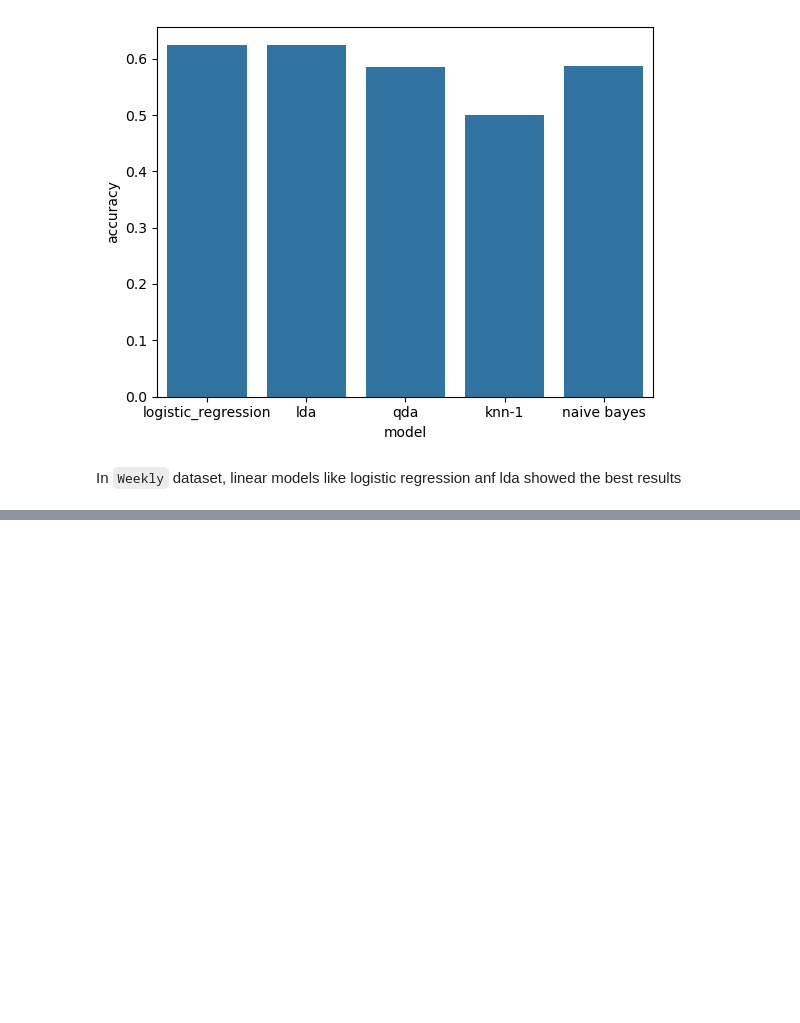
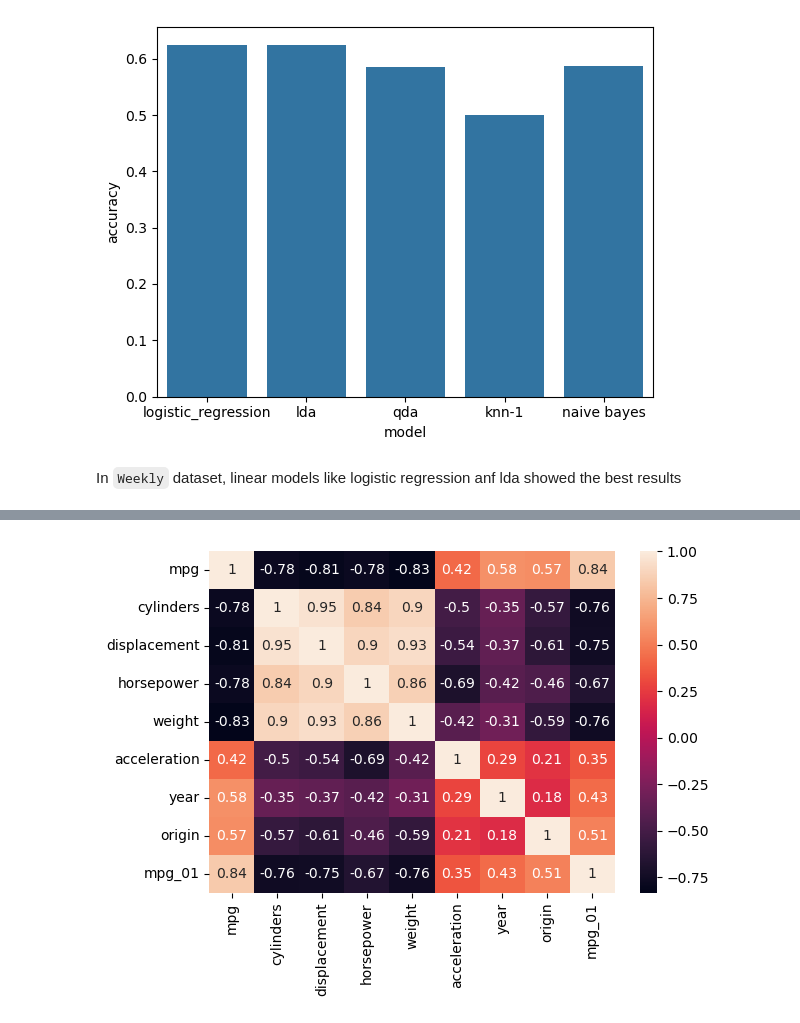
Before and after one commit to kolyakr/ISLP, a Jupyter notebook: 4_classification/exercises.ipynb, the cells around one changed output, grey strips where cells are left out. Cells and saved outputs as stored; diff of their text form; code cells hidden in the pictures; blank space fills up the shorter version.

```diff
--- a/4_classification/exercises.ipynb
+++ b/4_classification/exercises.ipynb
@@ -742,0 +839,3 @@ In `Weekly` dataset, linear models like logistic regression anf lda showed the b
+# %%
+auto = load_data("Auto")
+auto.head()
@@ -742,0 +890,8 @@ In `Weekly` dataset, linear models like logistic regression anf lda showed the b
+# %%
+#create target variable
+
+mpg = auto.mpg
+mpg_median = mpg.median()
+
+auto["mpg_01"] = (mpg > mpg_median).astype(int)
+auto["mpg_01"]
@@ -742,0 +914,5 @@ In `Weekly` dataset, linear models like logistic regression anf lda showed the b
+# %%
+sns.heatmap(auto.corr(), annot=True)
+plt.tight_layout()
+# %% [output]
+[figure, added]
```
Also changed, not shown: parts of 58 cells of this notebook, 1 other file.
